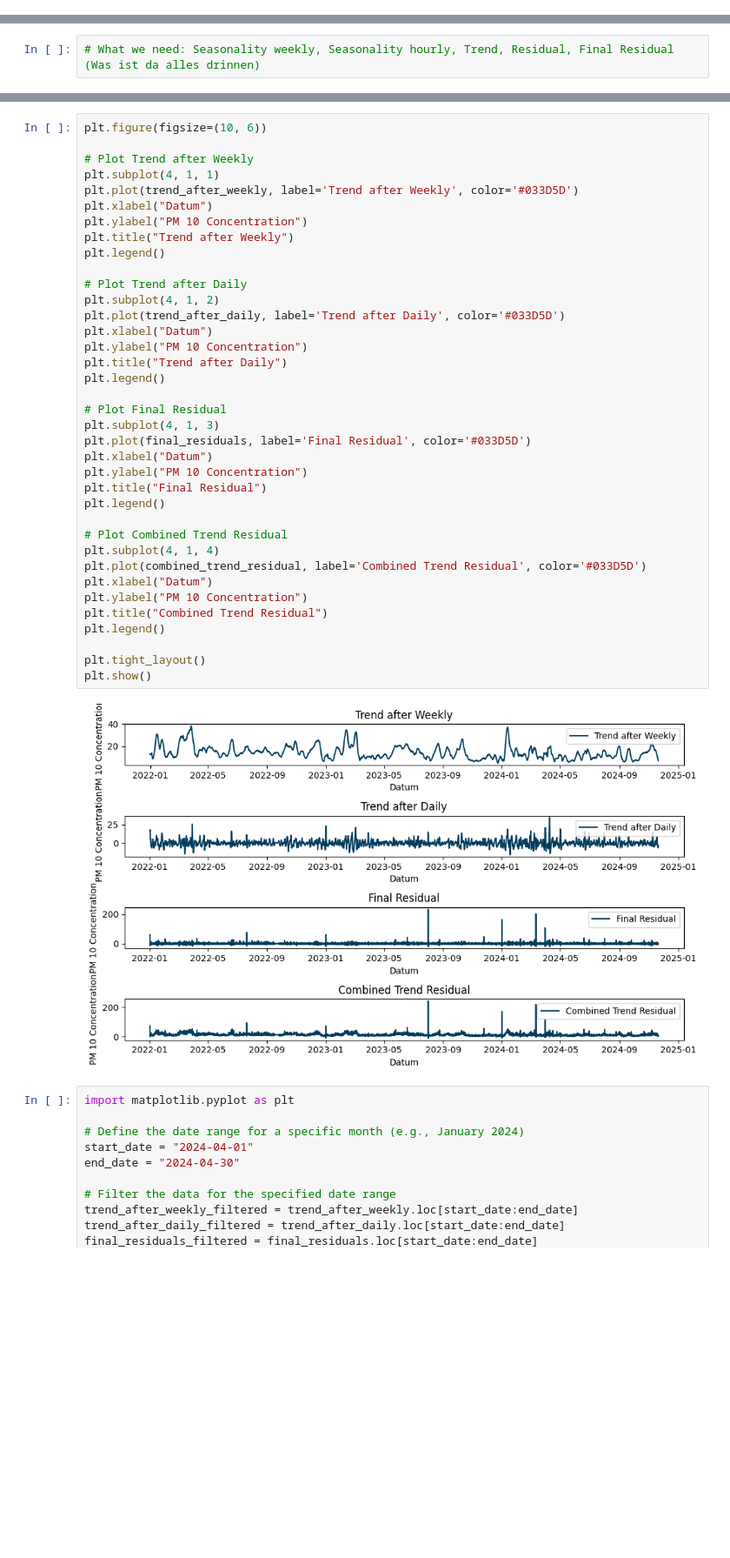
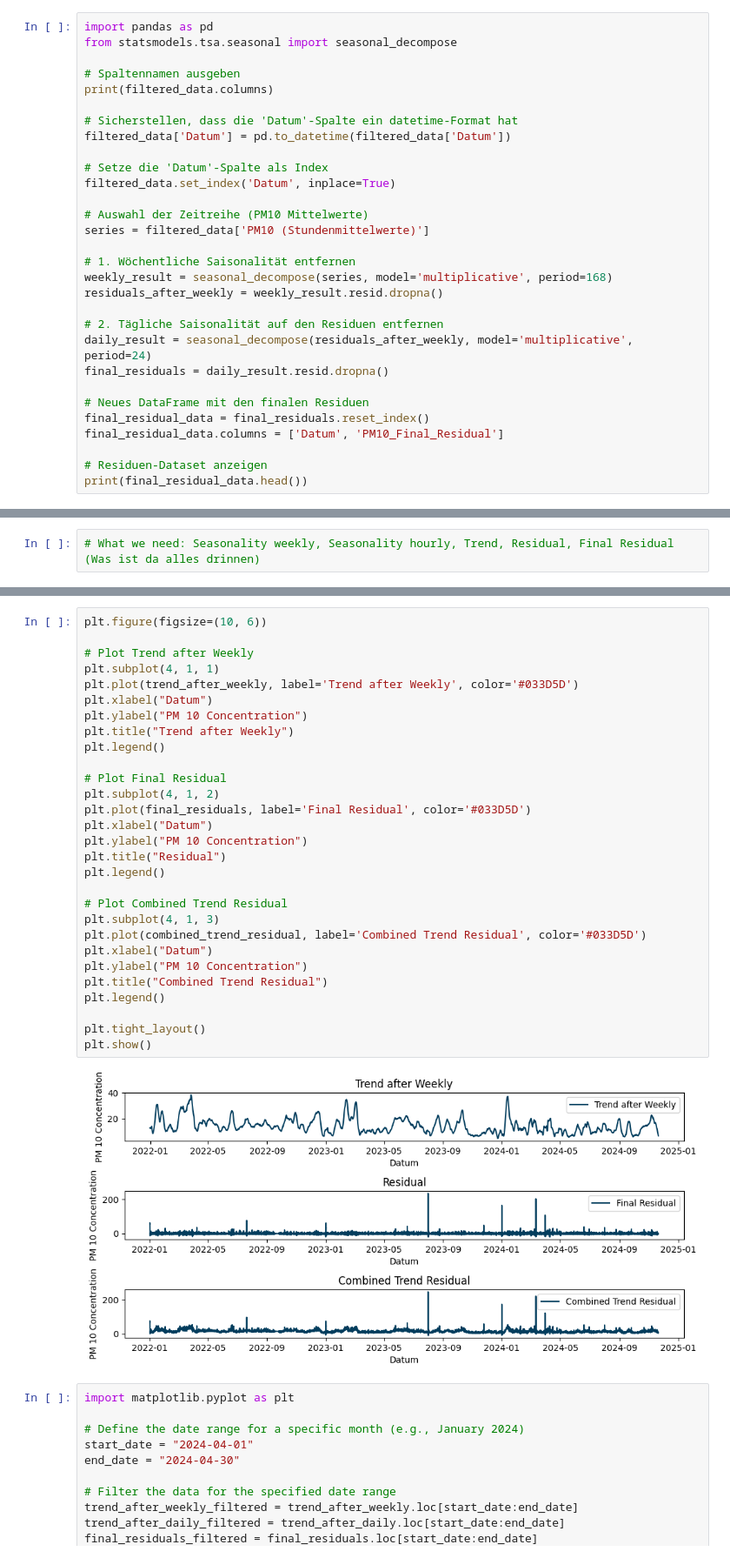
Before and after one commit to joejoejoejor/Its-Wekk, a Jupyter notebook: 4 - Data/01_Notebooks/Target/Targetvariable_timeseries.ipynb, the cells around one changed output, grey strips where cells are left out. Shown at 87% size. Drawn from its saved outputs; the diff is of its cells as text; blank space fills up the shorter version.

Commit message:
plotting

```diff
--- a/4 - Data/01_Notebooks/Target/Targetvariable_timeseries.ipynb
+++ b/4 - Data/01_Notebooks/Target/Targetvariable_timeseries.ipynb
@@ -51,3 +51,33 @@ print(filtered_data.columns)
 652  2021-12-28 03:00:00+00:00                      9.875
 653  2021-12-28 04:00:00+00:00                      9.206
 Index(['Datum', 'PM10 (Stundenmittelwerte)'], dtype='object')
+# %%
+import pandas as pd
+from statsmodels.tsa.seasonal import seasonal_decompose
+
+# Spaltennamen ausgeben
+print(filtered_data.columns)
+
+# Sicherstellen, dass die 'Datum'-Spalte ein datetime-Format hat
+filtered_data['Datum'] = pd.to_datetime(filtered_data['Datum'])
+
+# Setze die 'Datum'-Spalte als Index
+filtered_data.set_index('Datum', inplace=True)
+
+# Auswahl der Zeitreihe (PM10 Mittelwerte)
+series = filtered_data['PM10 (Stundenmittelwerte)']
+
+# 1. Wöchentliche Saisonalität entfernen
+weekly_result = seasonal_decompose(series, model='multiplicative', period=168)
+residuals_after_weekly = weekly_result.resid.dropna()
+
+# 2. Tägliche Saisonalität auf den Residuen entfernen
+daily_result = seasonal_decompose(residuals_after_weekly, model='multiplicative', period=24)
+final_residuals = daily_result.resid.dropna()
+
+# Neues DataFrame mit den finalen Residuen
+final_residual_data = final_residuals.reset_index()
+final_residual_data.columns = ['Datum', 'PM10_Final_Residual']
+
+# Residuen-Dataset anzeigen
+print(final_residual_data.head())
@@ -275,42 +313,34 @@ print(1)
 # %%
 plt.figure(figsize=(10, 6))
 
 # Plot Trend after Weekly
 plt.subplot(4, 1, 1)
 plt.plot(trend_after_weekly, label='Trend after Weekly', color='#033D5D')
 plt.xlabel("Datum")
 plt.ylabel("PM 10 Concentration")
 plt.title("Trend after Weekly")
 plt.legend()
 
-# Plot Trend after Daily
+# Plot Final Residual
 plt.subplot(4, 1, 2)
-plt.plot(trend_after_daily, label='Trend after Daily', color='#033D5D')
-plt.xlabel("Datum")
-plt.ylabel("PM 10 Concentration")
-plt.title("Trend after Daily")
-plt.legend()
-
-# Plot Final Residual
-plt.subplot(4, 1, 3)
 plt.plot(final_residuals, label='Final Residual', color='#033D5D')
 plt.xlabel("Datum")
 plt.ylabel("PM 10 Concentration")
-plt.title("Final Residual")
+plt.title("Residual")
 plt.legend()
 
 # Plot Combined Trend Residual
-plt.subplot(4, 1, 4)
+plt.subplot(4, 1, 3)
 plt.plot(combined_trend_residual, label='Combined Trend Residual', color='#033D5D')
 plt.xlabel("Datum")
 plt.ylabel("PM 10 Concentration")
 plt.title("Combined Trend Residual")
 plt.legend()
 
 plt.tight_layout()
 plt.show()
 # %% [output]
-[figure, old version]
+[figure, new version]
 # %%
 import matplotlib.pyplot as plt
 
```
Also changed, not shown: parts of 3 cells of this notebook, 8 other files.
